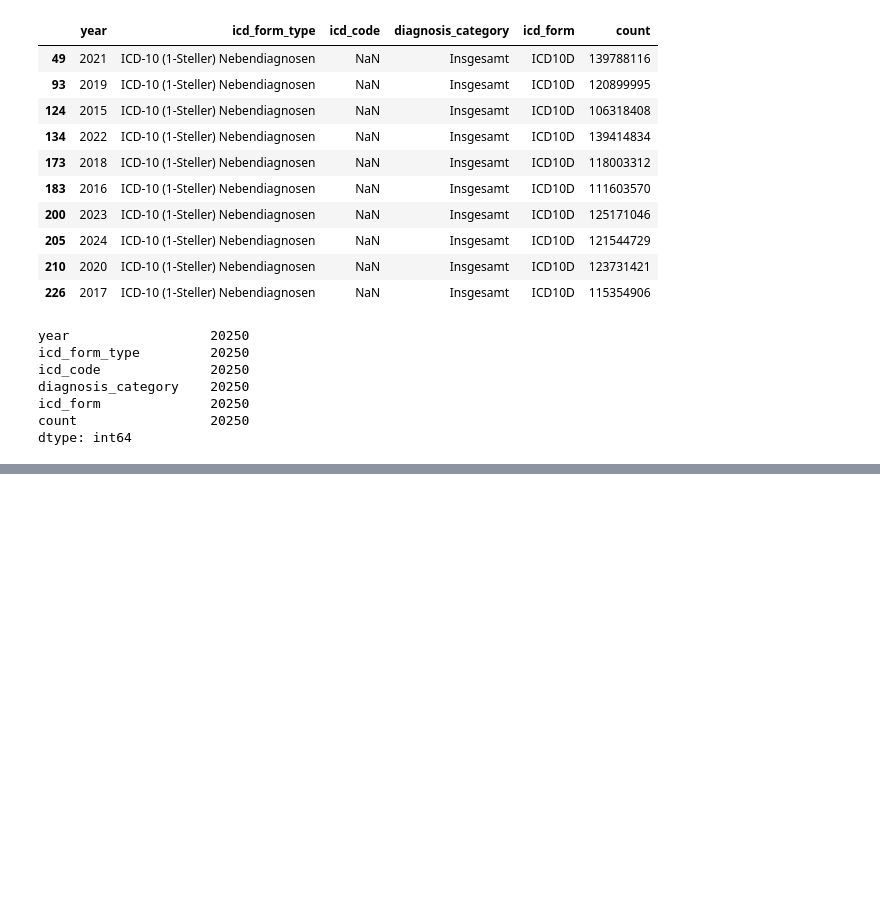
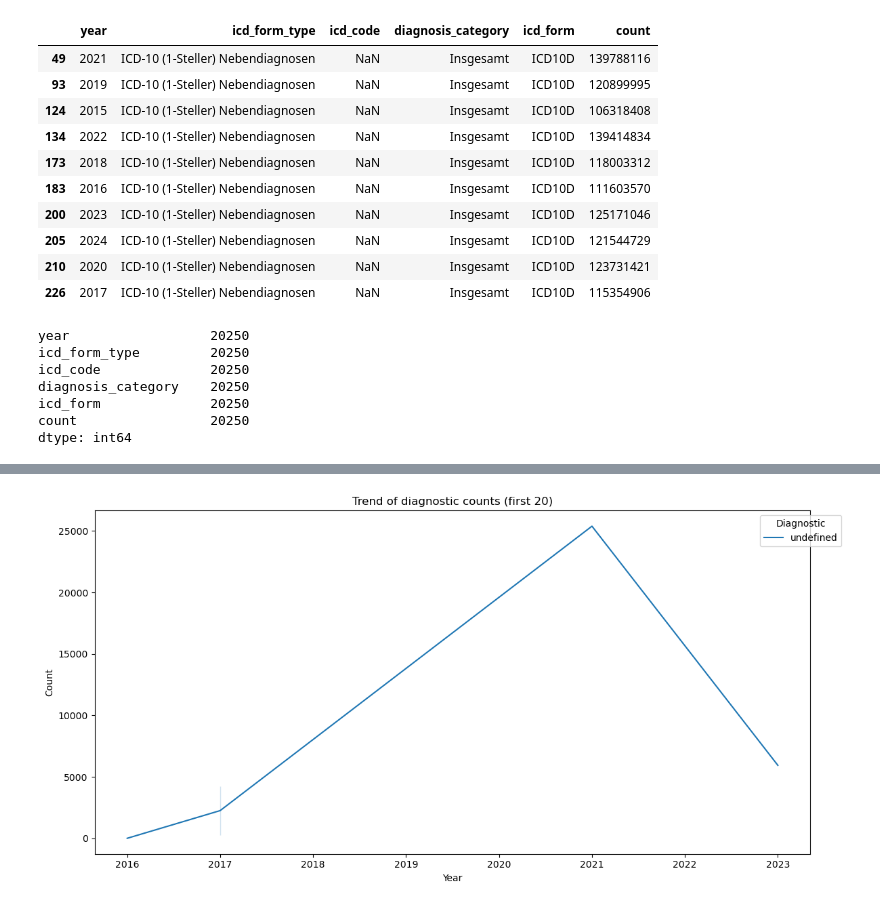
Before and after one commit to tripleelectric/data-germany, a Jupyter notebook: 02_icd_diagnoses.ipynb, the cells around one changed output, grey strips where cells are left out. Cells and saved outputs as stored; diff of their text form; code cells hidden in the pictures; blank space fills up the shorter version.

```diff
--- a/02_icd_diagnoses.ipynb
+++ b/02_icd_diagnoses.ipynb
@@ -77,0 +114,17 @@ dtype: int64
+# %%
+plt.figure(figsize=(12, 6))
+sns.lineplot(data=df.sample(5),
+             x='year',
+             y='count',
+             hue='icd_code',
+             legend='full',
+             markers=True,
+             lw=1.5)
+plt.title('Trend of diagnostic counts (first 20)')
+plt.xlabel('Year')
+plt.ylabel('Count')
+plt.legend(title='Diagnostic', bbox_to_anchor=(1.05, 1))
+plt.tight_layout()
+plt.show()
+# %% [output]
+[figure, added]
```
Also changed, not shown: parts of 7 cells of this notebook.
